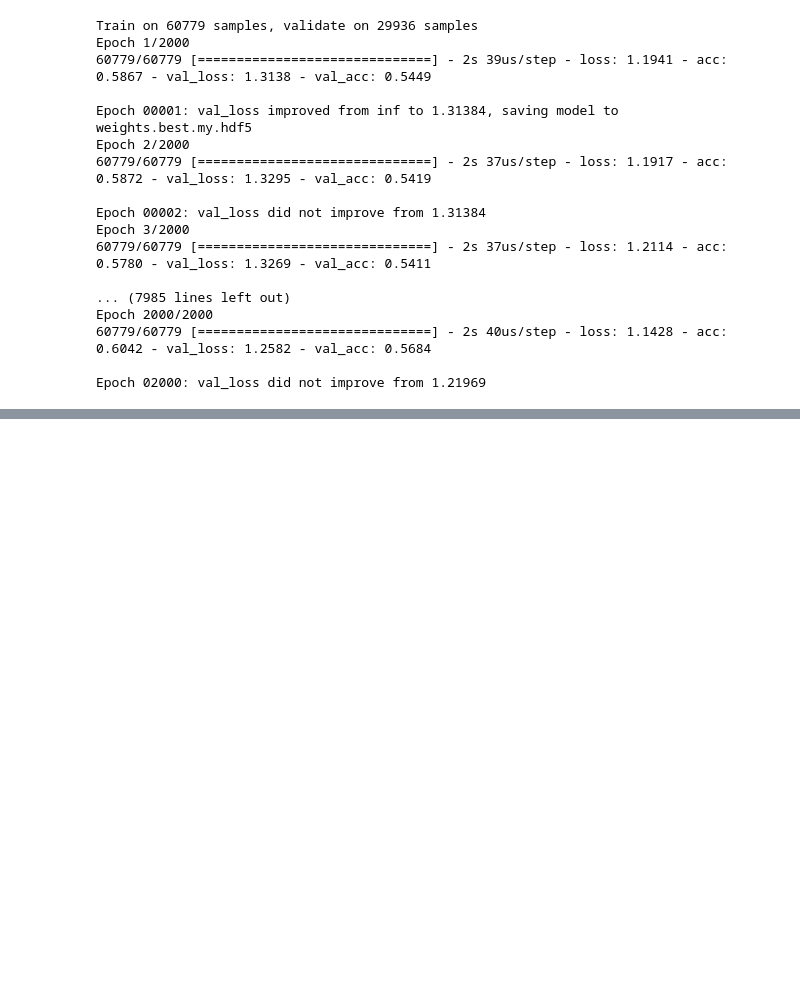
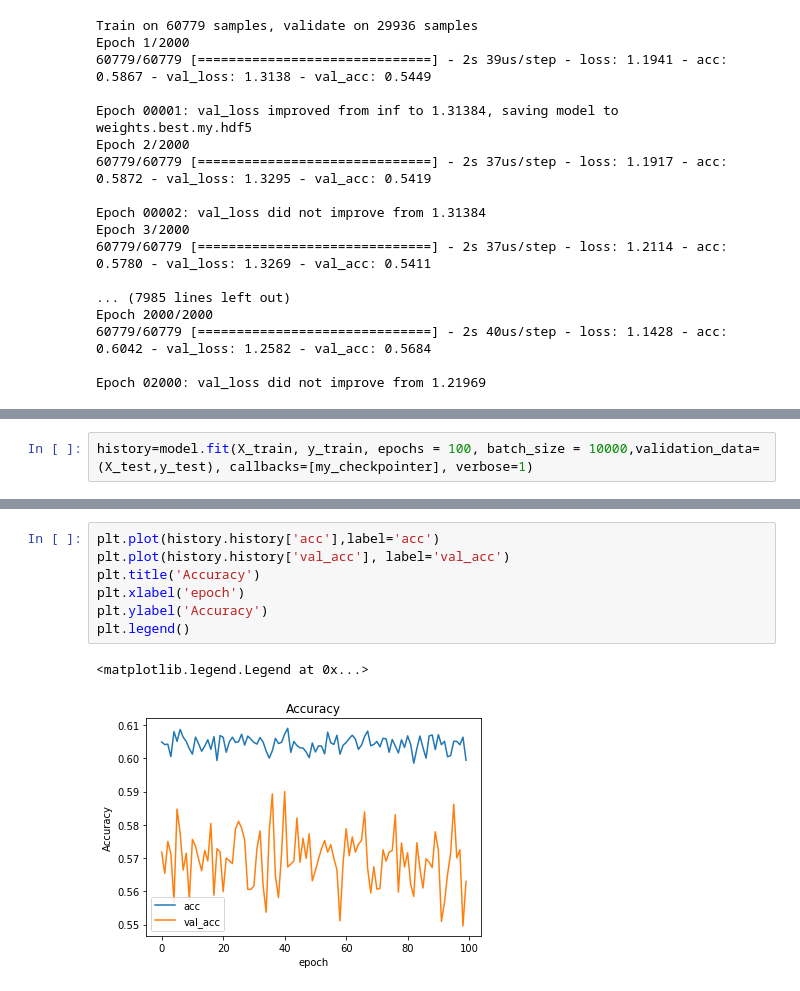
Before and after one commit to bathonSpidey/Bci, a Jupyter notebook: bci_with_deep.ipynb, the cells around one changed output, grey strips where cells are left out. Drawn from its saved outputs; the diff is of its cells as text; blank space fills up the shorter version.

```diff
--- a/bci_with_deep.ipynb
+++ b/bci_with_deep.ipynb
@@ -279,0 +282,2 @@ model.save('Bci_electrodes.model')
+# %%
+history=model.fit(X_train, y_train, epochs = 100, batch_size = 10000,validation_data=(X_test,y_test), callbacks=[my_checkpointer], verbose=1)
@@ -279,0 +312,10 @@ model.save('Bci_electrodes.model')
+# %%
+plt.plot(history.history['acc'],label='acc')
+plt.plot(history.history['val_acc'], label='val_acc')
+plt.title('Accuracy')
+plt.xlabel('epoch')
+plt.ylabel('Accuracy')
+plt.legend()
+# %% [output]
+<matplotlib.legend.Legend at 0x...>
+[figure, added]
```
Also changed, not shown: parts of 4 cells of this notebook.
